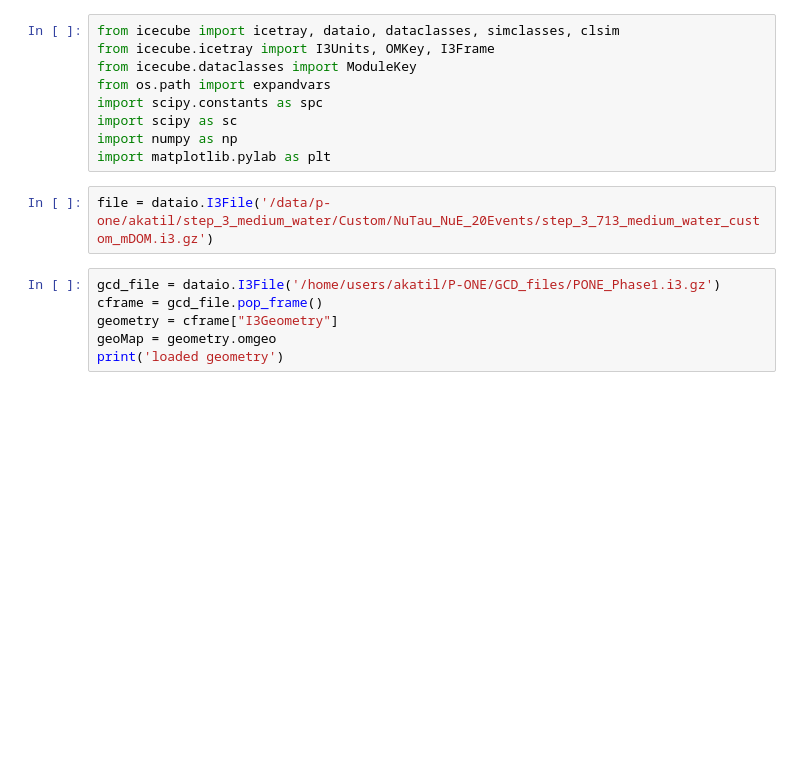
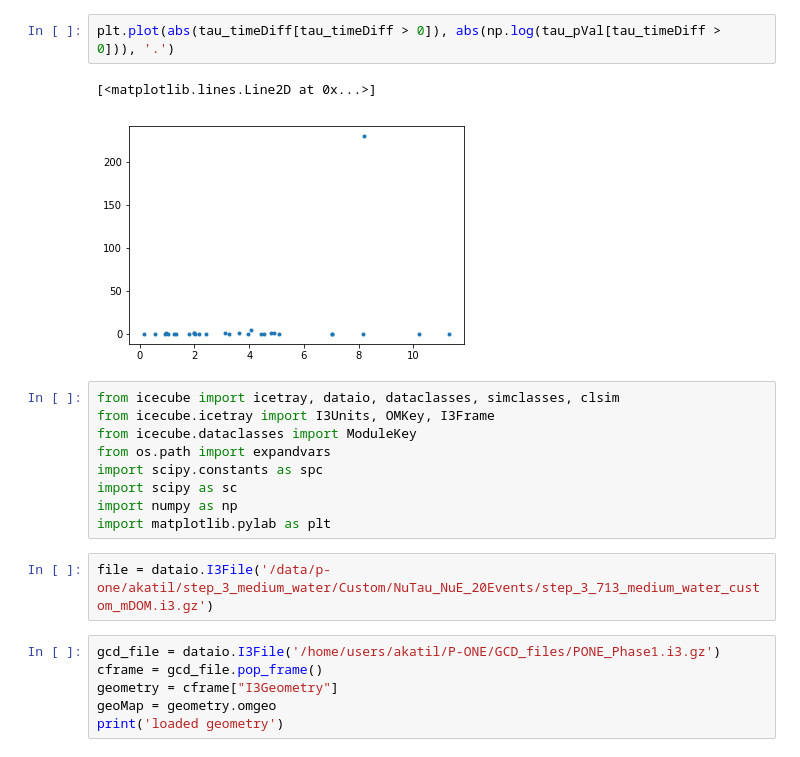
Before and after one commit to ka-til/P-ONE_NuTau, a Jupyter notebook: BiGauss/likelihood_fit.ipynb, the cells around one changed output. Drawn from its saved outputs; the diff is of its cells as text; blank space fills up the shorter version.

```diff
--- a/BiGauss/likelihood_fit.ipynb
+++ b/BiGauss/likelihood_fit.ipynb
@@ -1,3 +331,8 @@
+# %%
+plt.plot(abs(tau_timeDiff[tau_timeDiff > 0]), abs(np.log(tau_pVal[tau_timeDiff > 0])), '.')
+# %% [output]
+[<matplotlib.lines.Line2D at 0x...>]
+[figure, added]
 # %%
 from icecube import icetray, dataio, dataclasses, simclasses, clsim
 from icecube.icetray import I3Units, OMKey, I3Frame
```
Also changed, not shown: parts of 25 cells of this notebook.
